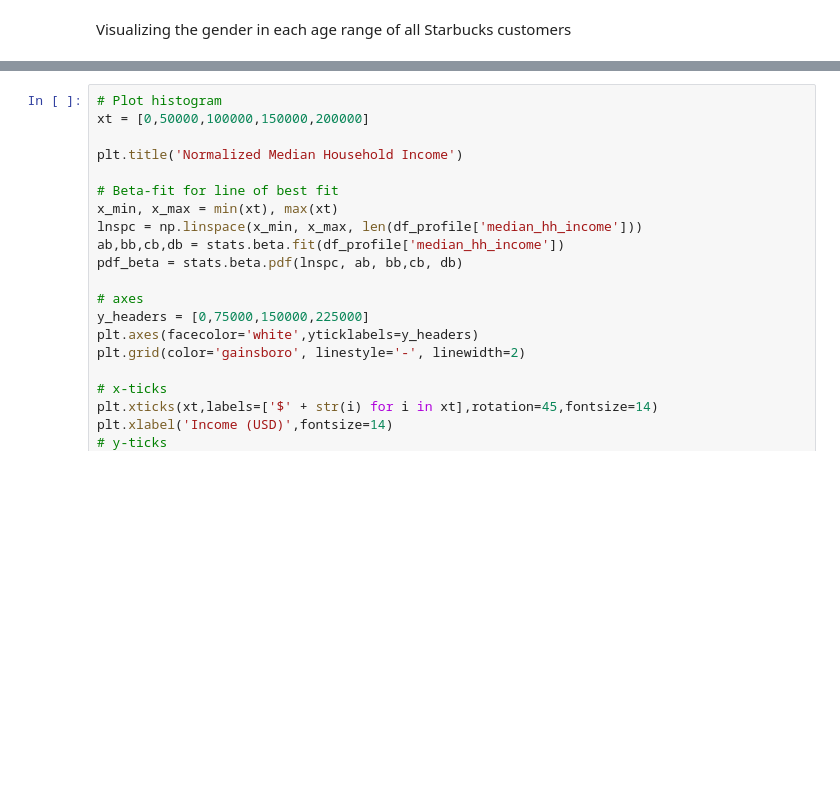
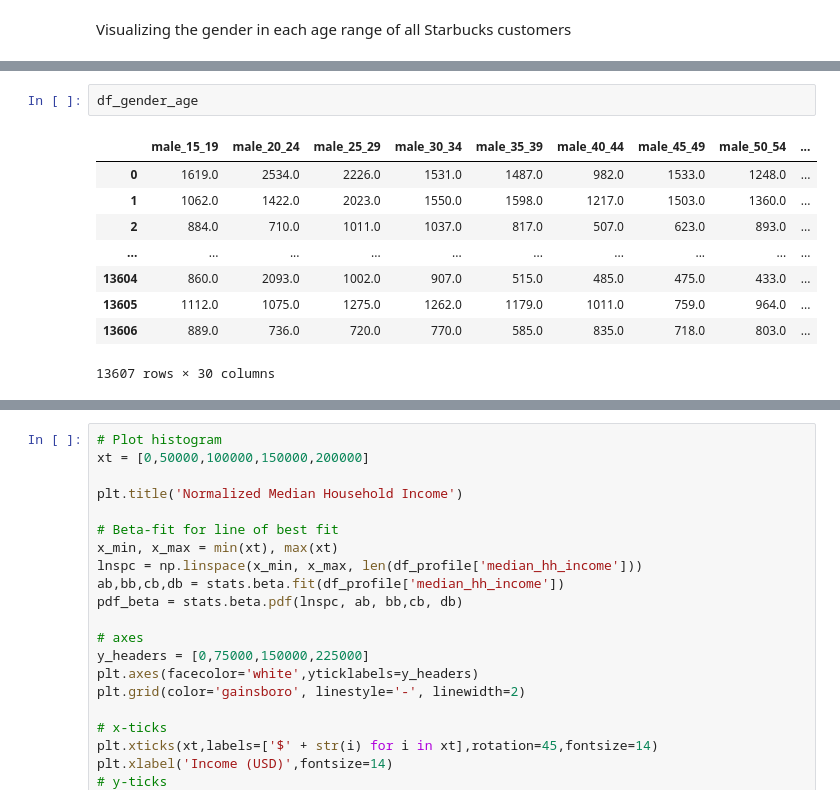
Before and after one commit to reveloff-ucsd/COGS108_44, a Jupyter notebook: FinalProject_Group044.ipynb, the cells around one changed output, grey strips where cells are left out. Cells and saved outputs as stored; diff of their text form; blank space fills up the shorter version.

```diff
--- a/FinalProject_Group044.ipynb
+++ b/FinalProject_Group044.ipynb
@@ -408,2 +416,14 @@ Visualizing the gender in each age range of all Starbucks customers
+# %%
+df_gender_age
+# %% [output]
+|  | male_15_19 | male_20_24 | male_25_29 | male_30_34 | male_35_39 | male_40_44 | male_45_49 | male_50_54 | ... |
+| 0 | 1619.0 | 2534.0 | 2226.0 | 1531.0 | 1487.0 | 982.0 | 1533.0 | 1248.0 | ... |
+| 1 | 1062.0 | 1422.0 | 2023.0 | 1550.0 | 1598.0 | 1217.0 | 1503.0 | 1360.0 | ... |
+| 2 | 884.0 | 710.0 | 1011.0 | 1037.0 | 817.0 | 507.0 | 623.0 | 893.0 | ... |
+| ... | ... | ... | ... | ... | ... | ... | ... | ... | ... |
+| 13604 | 860.0 | 2093.0 | 1002.0 | 907.0 | 515.0 | 485.0 | 475.0 | 433.0 | ... |
+| 13605 | 1112.0 | 1075.0 | 1275.0 | 1262.0 | 1179.0 | 1011.0 | 759.0 | 964.0 | ... |
+| 13606 | 889.0 | 736.0 | 720.0 | 770.0 | 585.0 | 835.0 | 718.0 | 803.0 | ... |
+13607 rows × 30 columns
 # %%
 # Concatenate age ranges for each gender
```
Also changed, not shown: parts of 23 cells of this notebook, 1 other file.
